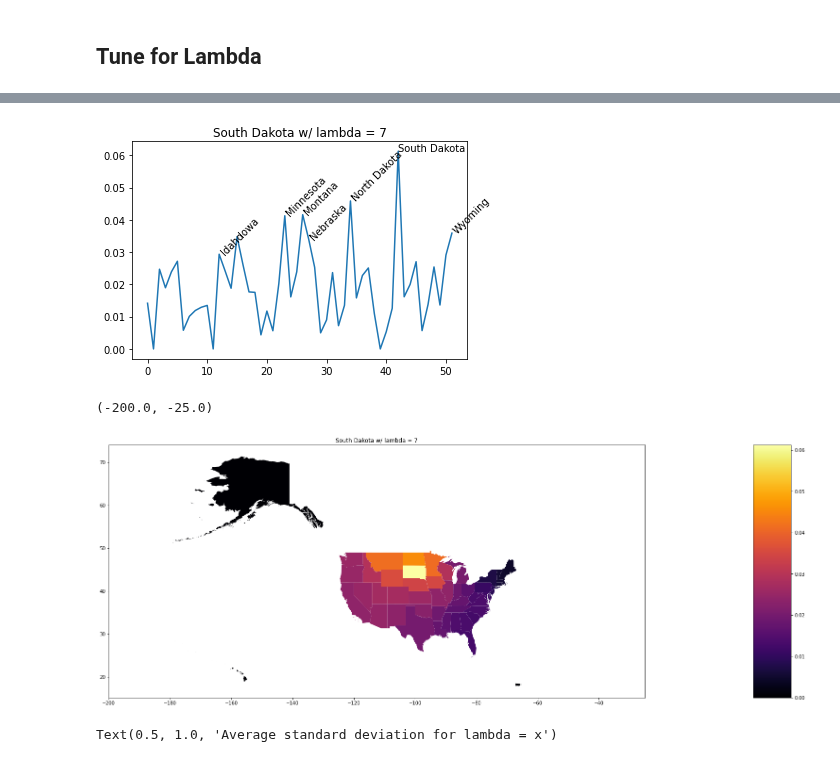
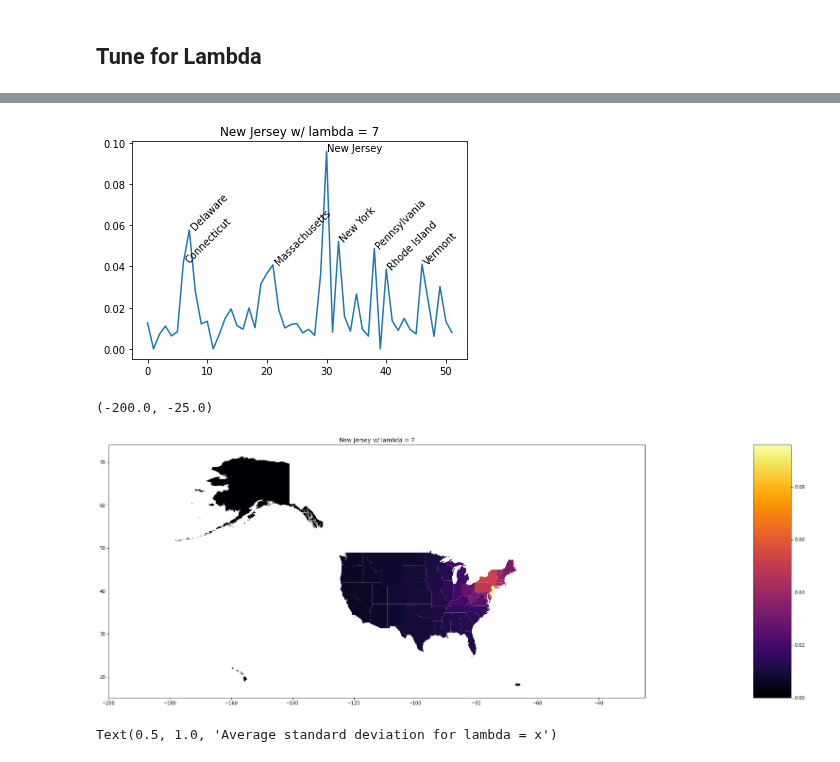
Before and after one commit to kevin-q2/Covid_Diffusion, a Jupyter notebook: analysis/diffusion_kernel.ipynb, the cells around one changed output, grey strips where cells are left out. Drawn from its saved outputs; the diff is of its cells as text; code cells hidden in the pictures.

```diff
--- a/analysis/diffusion_kernel.ipynb
+++ b/analysis/diffusion_kernel.ipynb
@@ -66,6 +76,6 @@ nmfed.y_table.columns = state_norm.dataframe.columns
 # %% [markdown]
 ## Tune for Lambda
 # %%
-lambd = 3
+lambd = 7
 Kinv = I + lambd * L
 K = np.linalg.inv(Kinv)
@@ -72,22 +92,22 @@ K = np.linalg.inv(Kinv)
 # %%
 diff = pd.DataFrame(K, columns = state_adj.columns, index = state_adj.index)
 
-state = 'South Dakota'
+state = 'New Jersey'
 quant = diff.loc[:,state].quantile(0.85)
 gep = diff.loc[:,state]
 gep.index = range(len(gep.index))
 cords = gep.loc[gep >= quant]
 
 diff.loc[:,state].plot()
 for point in cords.index:
     if diff.index[point] != state:
         plt.annotate(diff.index[point], (point, cords.loc[point]), rotation=45)
     else:
         plt.annotate(diff.index[point], (point, cords.loc[point]))
 plt.title(state + ' w/ lambda = ' + str(lambd))
 plt.show()
 # %% [output]
-[figure, old version]
+[figure, new version]
 # %%
 color_col = []
 for state2 in state_map.NAME:
@@ -101,7 +121,7 @@ ax.set_title(state + ' w/ lambda = ' + str(lambd))
 ax.set_xlim(-200,-25)
 # %% [output]
 (-200.0, -25.0)
-[figure, old version]
+[figure, new version]
 # %%
 x = range(1,100)
 y = []
```
Also changed, not shown: parts of 6 cells of this notebook, 2 other files.
